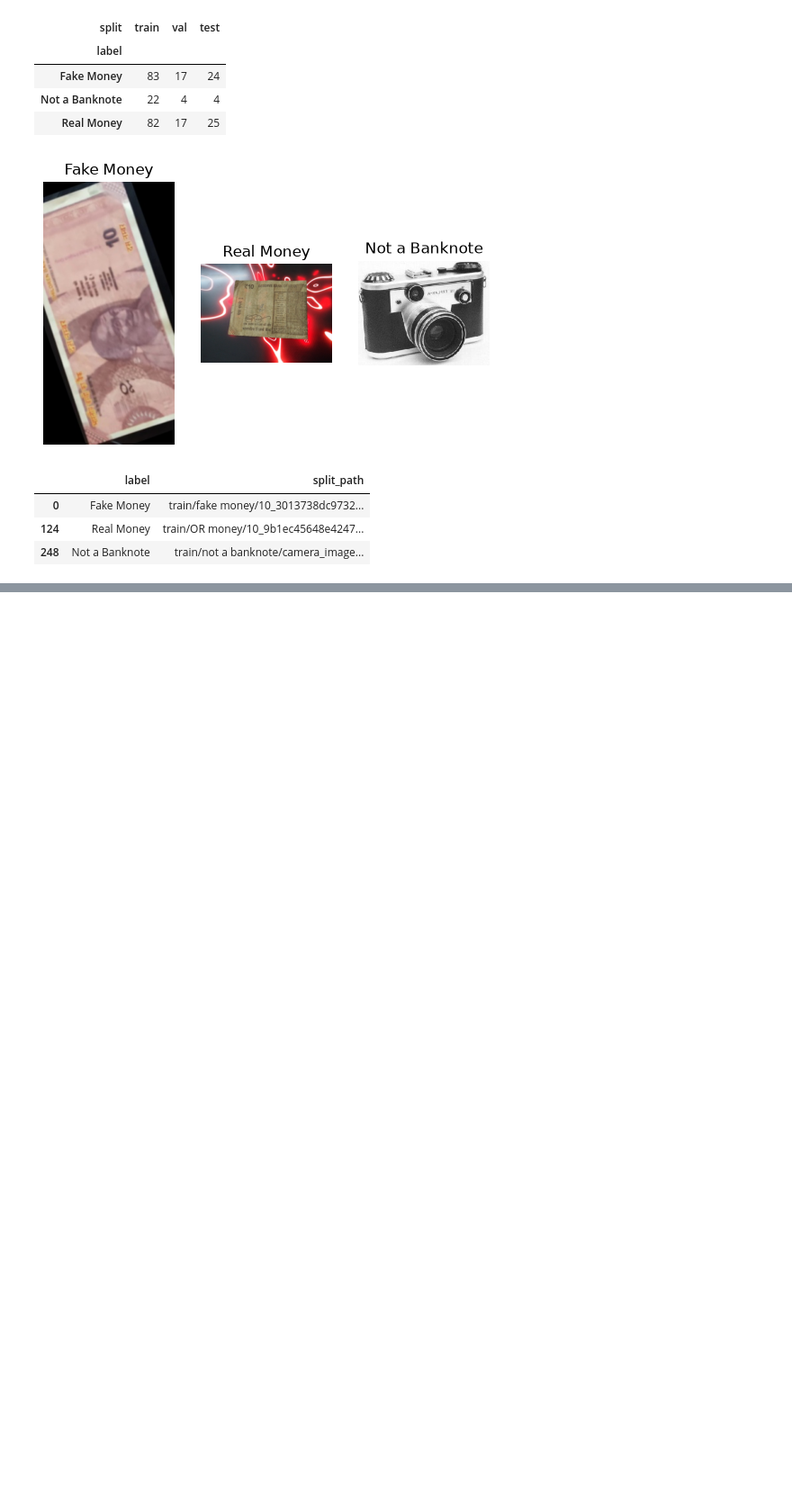
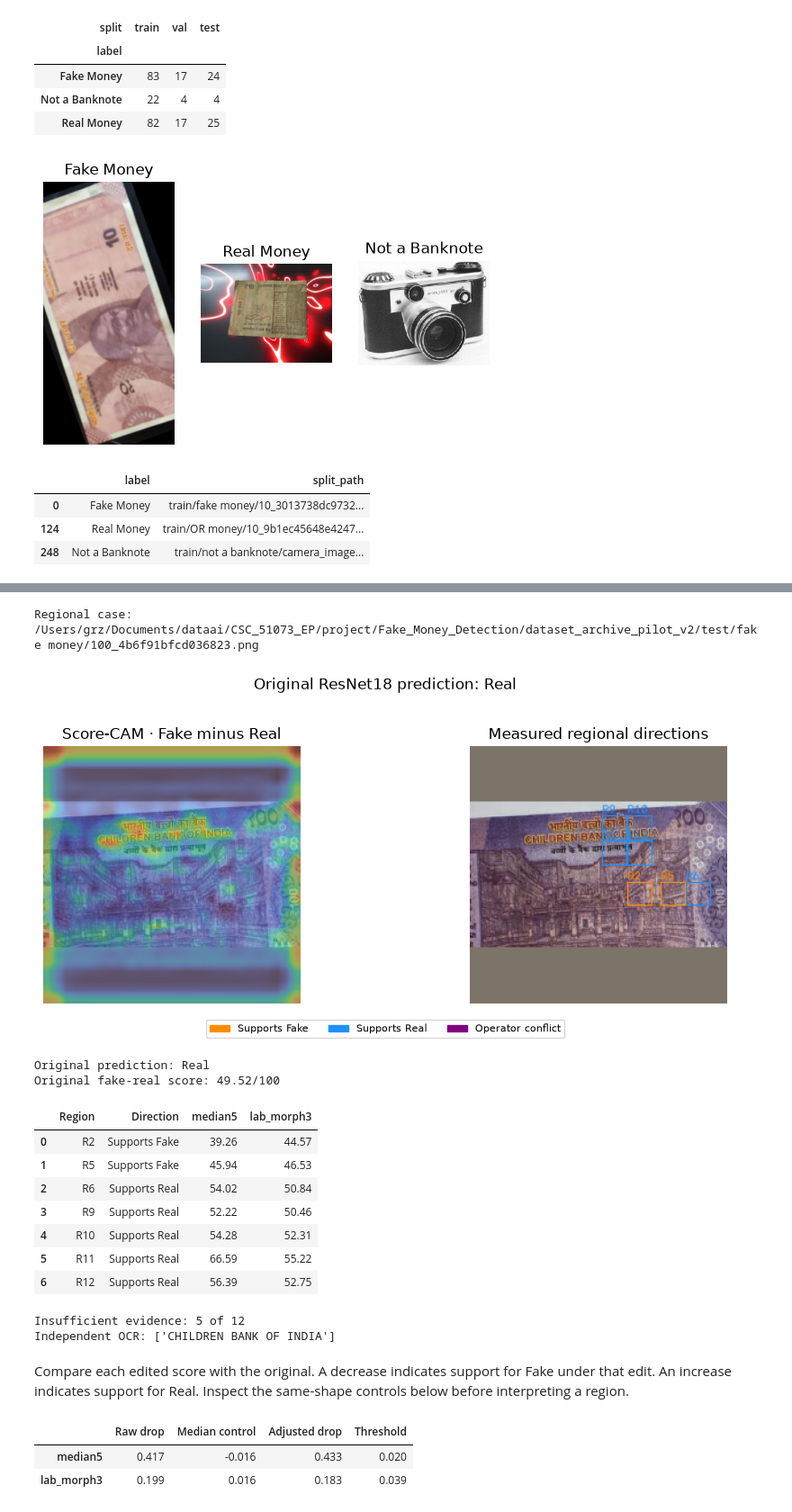
Before and after one commit to exileheadgrz/fakeBankNoteDetection, a Jupyter notebook: moneyDetectionFlassfier.ipynb, the cells around one changed output, grey strips where cells are left out. Shown at 90% size. Cells and saved outputs as stored; diff of their text form; code cells hidden in the pictures; blank space fills up the shorter version.

```diff
--- a/moneyDetectionFlassfier.ipynb
+++ b/moneyDetectionFlassfier.ipynb
@@ -814,0 +1092,11 @@ if RUN_COMPARISON and not results_file.exists():
+# %%
+OPERATIONS = ("median5", "lab_morph3")
+
+
+def checked_box(box, shape):
+    """Check the recorded box once before using it to edit the image."""
+    left, top, right, bottom = map(int, box)
+    height, width = shape
+    if not (0 <= left < right <= width and 0 <= top < bottom <= height):
+        raise ValueError("Pixel box outside input")
+    return left, top, right, bottom
@@ -814,0 +1282,11 @@ if RUN_COMPARISON and not results_file.exists():
+# %%
+def load_sample(record_path):
+    """Reuse the saved candidate coordinates and compute Score-CAM on the current pixels."""
+    saved = json.loads(record_path.read_text())
+    image_path = PILOT_DATA / saved["destination"]
+    assert file_sha256(image_path) == saved["sha256"]
+    tensor, _ = prepare_photo(image_path)
+    def fake_minus_real(logits):
+        return logits[0] - logits[1]
+    cam, _ = generate_cam(cam_model, tensor, fake_minus_real, "scorecam", 16)
+    return saved, tensor, cam
@@ -814,0 +1347,51 @@ if RUN_COMPARISON and not results_file.exists():
+# %%
+case100 = replay_case("00_4b6f91bfcd03.json")
+effects = case100["measurements"]
+states = effects["pixel_states"]
+region_figure(case100["rgb"], case100["cam"], case100["regions"], states, case100["prediction"])
+plt.show()
+
+region_rows = []
+for i, state in enumerate(states):
+    if state in REGION_LABELS:
+        median, morph = fake_real_score(effects["roi_logits_after"][i])
+        region_rows.append({"Region": f"R{i+1}", "Direction": REGION_LABELS[state][0],
+                     "median5": median, "lab_morph3": morph})
+print("Original prediction:", case100["prediction"])
+print(f"Original fake-real score: {case100['score']:.2f}/100")
+display(pd.DataFrame(region_rows).round(2))
+print("Insufficient evidence:", np.count_nonzero(np.asarray(states) == "insufficient_pixel_evidence"), "of", len(states))
+
+ocr_path = Path("runs/marker_swap_v1/samples/old_test__00_4b6f91bfcd03.json")
+if ocr_path.is_file():
+    ocr = json.loads(ocr_path.read_text())
+    assert ocr["sha256"] == json.loads((RECORDS / "00_4b6f91bfcd03.json").read_text())["sha256"]
+    print("Independent OCR:", [marker["text"] for marker in ocr["markers"]])
+# %% [output]
+Regional case: /Users/grz/Documents/dataai/CSC_51073_EP/project/Fake_Money_Detection/dataset_archive_pilot_v2/test/fake money/100_4b6f91bfcd036823.png
+[figure, added]
+Original prediction: Real
+Original fake-real score: 49.52/100
+|  | Region | Direction | median5 | lab_morph3 |
+| 0 | R2 | Supports Fake | 39.26 | 44.57 |
+| 1 | R5 | Supports Fake | 45.94 | 46.53 |
+| 2 | R6 | Supports Real | 54.02 | 50.84 |
+| 3 | R9 | Supports Real | 52.22 | 50.46 |
+| 4 | R10 | Supports Real | 54.28 | 52.31 |
+| 5 | R11 | Supports Real | 66.59 | 55.22 |
+| 6 | R12 | Supports Real | 56.39 | 52.75 |
+Insufficient evidence: 5 of 12
+Independent OCR: ['CHILDREN BANK OF INDIA']
+# %% [markdown]
+Compare each edited score with the original. A decrease indicates support for Fake under that edit. An increase indicates support for Real. Inspect the same-shape controls below before interpreting a region.
+# %%
+region_no = 2
+control_columns = {"raw_margin_drops": "Raw drop", "control_medians": "Median control",
+           "control_adjusted_drops": "Adjusted drop", "control_thresholds": "Threshold"}
+control_check = pd.DataFrame({title: effects[key][region_no - 1] for key, title in control_columns.items()},
+                             index=OPERATIONS)
+display(control_check.round(3))
+# %% [output]
+|  | Raw drop | Median control | Adjusted drop | Threshold |
+| median5 | 0.417 | -0.016 | 0.433 | 0.020 |
+| lab_morph3 | 0.199 | 0.016 | 0.183 | 0.039 |
```
Also changed, not shown: parts of 96 cells of this notebook.
